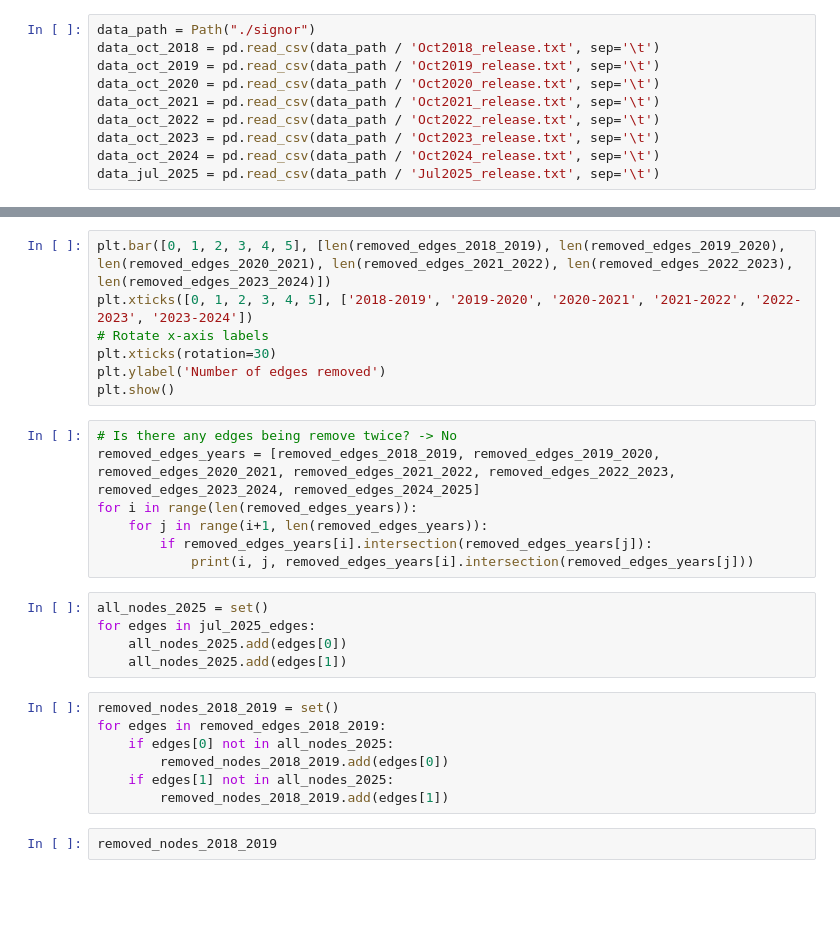
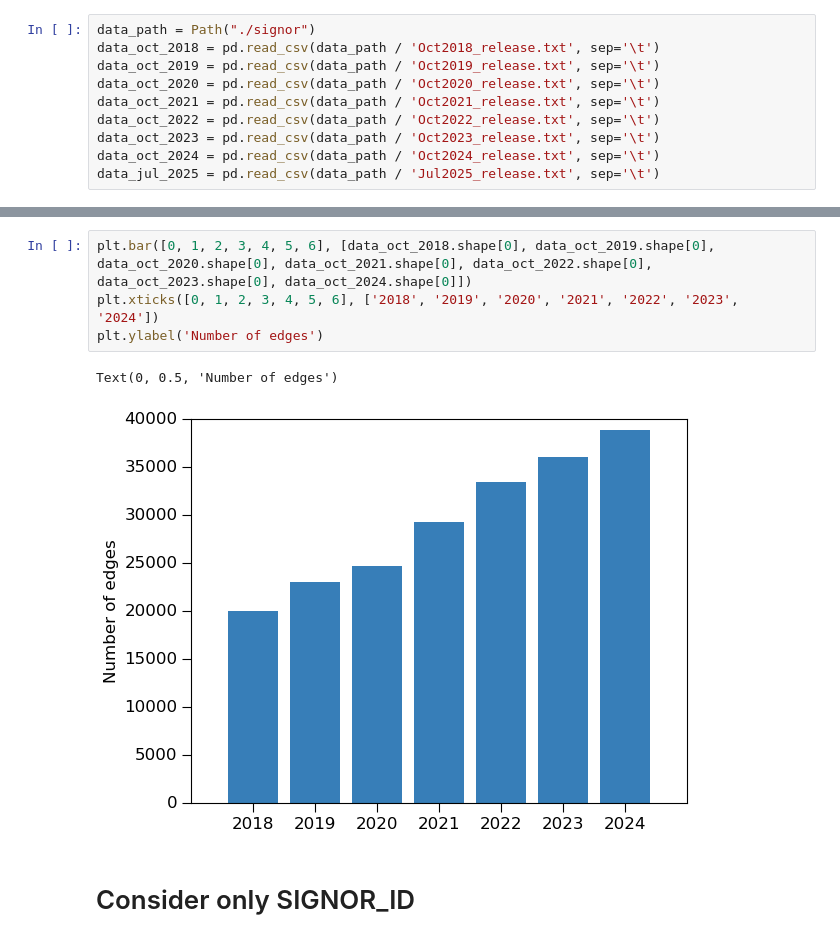
Before and after one commit to saezlab/ProClaim, a Jupyter notebook: grn_denoising/signor_negative_edges.ipynb, the cells around one changed output, grey strips where cells are left out. Saved outputs shown, nothing was run; the diff lists cells and outputs as text; blank space fills up the shorter version.

Commit message:
signor removed edges by year

```diff
--- a/grn_denoising/signor_negative_edges.ipynb
+++ b/grn_denoising/signor_negative_edges.ipynb
@@ -179,28 +21,9 @@ removed_edges_2024_2025 = oct_2024_edge_set - oct_2024_edge_set.intersection(jul
-# %%
-plt.bar([0, 1, 2, 3, 4, 5], [len(removed_edges_2018_2019), len(removed_edges_2019_2020), len(removed_edges_2020_2021), len(removed_edges_2021_2022), len(removed_edges_2022_2023), len(removed_edges_2023_2024)])
-plt.xticks([0, 1, 2, 3, 4, 5], ['2018-2019', '2019-2020', '2020-2021', '2021-2022', '2022-2023', '2023-2024'])
-# Rotate x-axis labels
-plt.xticks(rotation=30)
-plt.ylabel('Number of edges removed')
-plt.show()
-# %%
-# Is there any edges being remove twice? -> No
-removed_edges_years = [removed_edges_2018_2019, removed_edges_2019_2020, removed_edges_2020_2021, removed_edges_2021_2022, removed_edges_2022_2023, removed_edges_2023_2024, removed_edges_2024_2025]
-for i in range(len(removed_edges_years)):
-    for j in range(i+1, len(removed_edges_years)):
-        if removed_edges_years[i].intersection(removed_edges_years[j]):
-            print(i, j, removed_edges_years[i].intersection(removed_edges_years[j]))
-# %%
-all_nodes_2025 = set()
-for edges in jul_2025_edges:
-    all_nodes_2025.add(edges[0])
-    all_nodes_2025.add(edges[1])
-# %%
-removed_nodes_2018_2019 = set()
-for edges in removed_edges_2018_2019:
-    if edges[0] not in all_nodes_2025:
-        removed_nodes_2018_2019.add(edges[0])
-    if edges[1] not in all_nodes_2025:
-        removed_nodes_2018_2019.add(edges[1])
-# %%
-removed_nodes_2018_2019
+# %%
+plt.bar([0, 1, 2, 3, 4, 5, 6], [data_oct_2018.shape[0], data_oct_2019.shape[0], data_oct_2020.shape[0], data_oct_2021.shape[0], data_oct_2022.shape[0], data_oct_2023.shape[0], data_oct_2024.shape[0]])
+plt.xticks([0, 1, 2, 3, 4, 5, 6], ['2018', '2019', '2020', '2021', '2022', '2023', '2024'])
+plt.ylabel('Number of edges')
+# %% [output]
+Text(0, 0.5, 'Number of edges')
+[figure, added]
+# %% [markdown]
+# Consider only SIGNOR_ID
```
Also changed, not shown: parts of 30 cells of this notebook.
